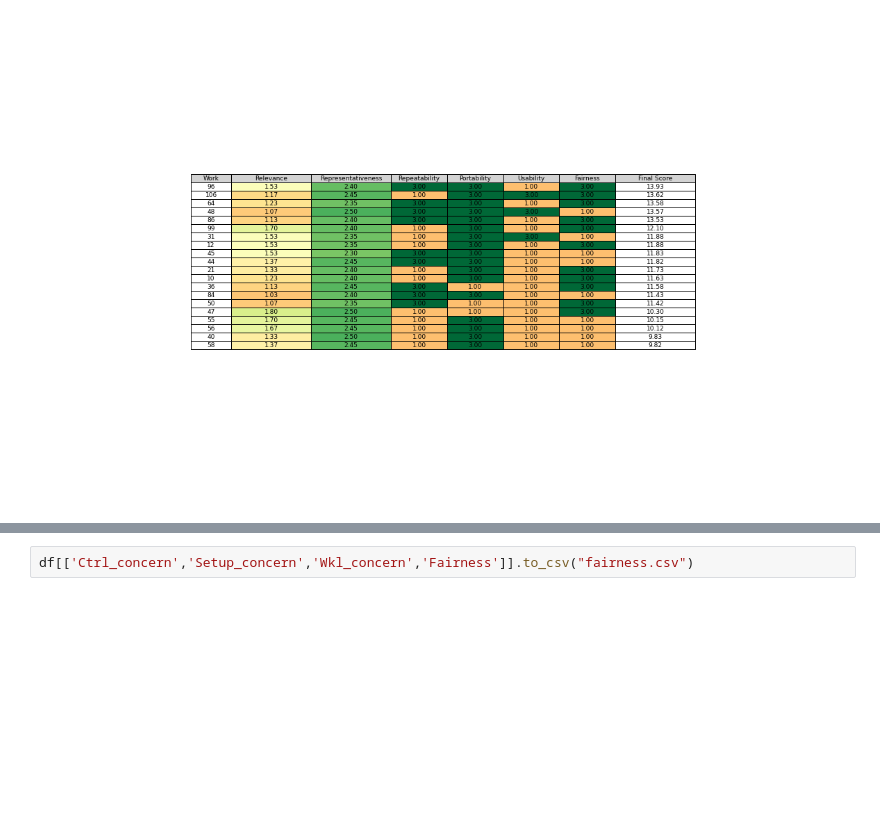
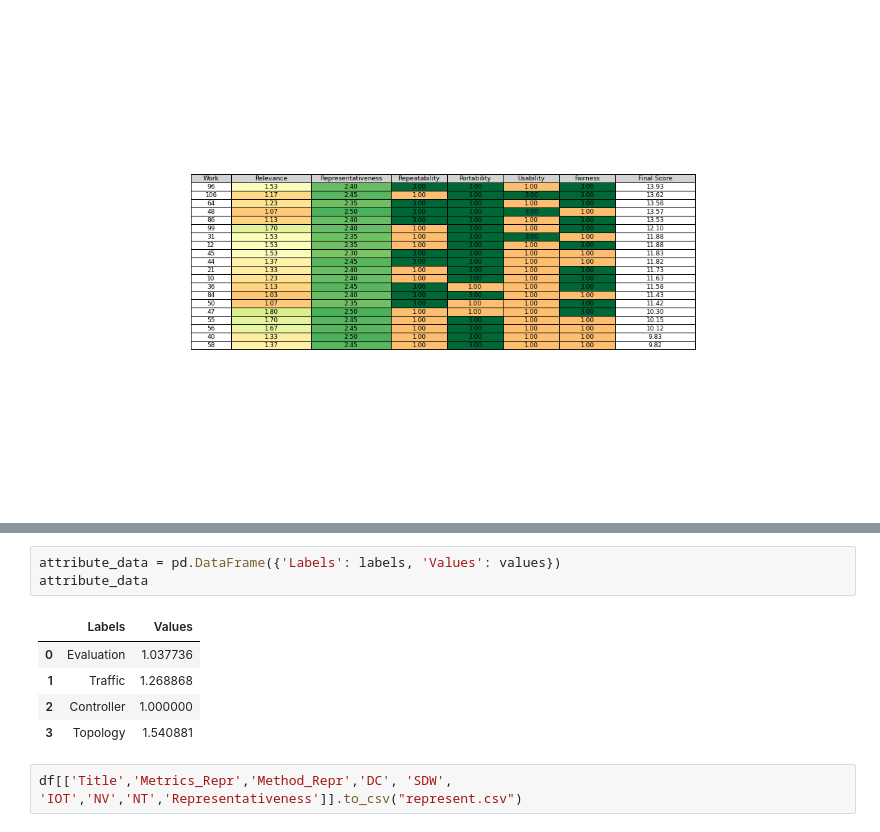
Before and after one commit to sandinojardim/sysrev-sdn-bm, a Jupyter notebook: final/Data_Extraction.ipynb, the cells around one changed output, grey strips where cells are left out. Drawn from its saved outputs; the diff is of its cells as text; blank space fills up the shorter version.

```diff
--- a/final/Data_Extraction.ipynb
+++ b/final/Data_Extraction.ipynb
@@ -389,2 +422,11 @@ plot_radar_chart(values, labels, " ", ylim)
+# %%
+attribute_data = pd.DataFrame({'Labels': labels, 'Values': values})
+attribute_data
+# %% [output]
+|  | Labels | Values |
+| 0 | Evaluation | 1.037736 |
+| 1 | Traffic | 1.268868 |
+| 2 | Controller | 1.000000 |
+| 3 | Topology | 1.540881 |
 # %%
-df[['Ctrl_concern','Setup_concern','Wkl_concern','Fairness']].to_csv("fairness.csv")
+df[['Title','Metrics_Repr','Method_Repr','DC', 'SDW', 'IOT','NV','NT','Representativeness']].to_csv("represent.csv")
```
Also changed, not shown: parts of 15 cells of this notebook.
